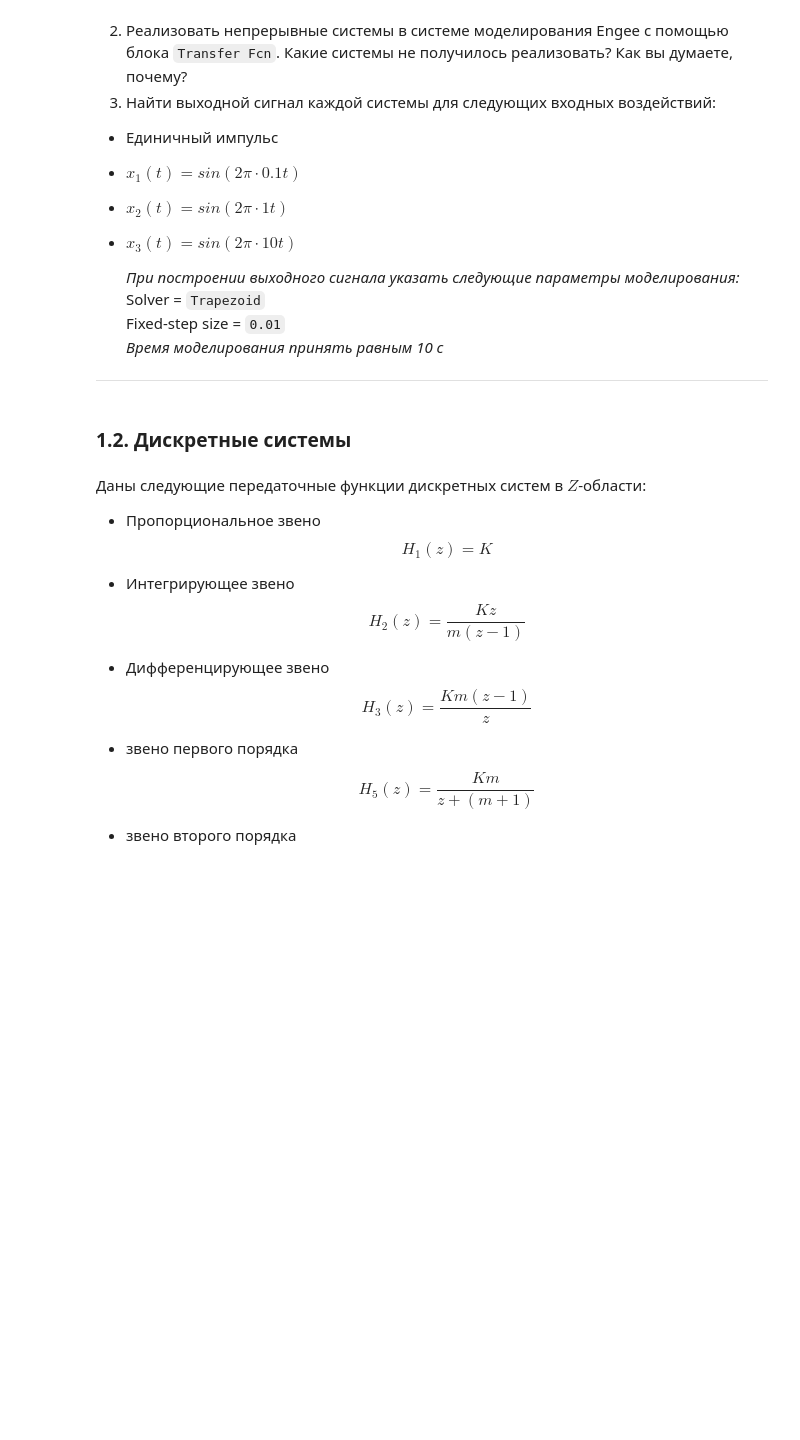
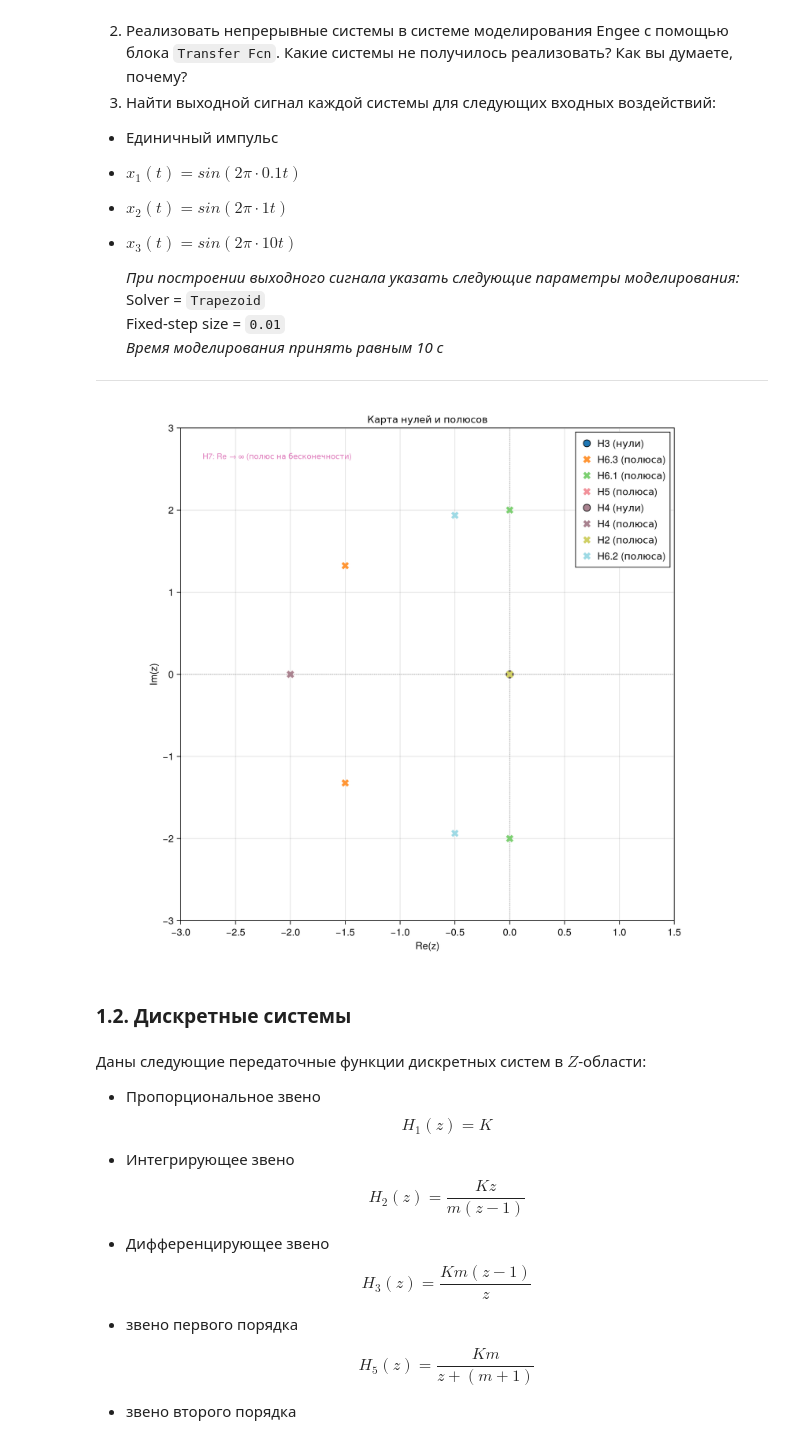
Before and after one commit to Riuga/leti, a Jupyter notebook: term 5/Signals/DSP_Lab_2.ipynb, the cells around one changed output. Cells and saved outputs as stored; diff of their text form; code cells hidden in the pictures; blank space fills up the shorter version.

```diff
--- a/term 5/Signals/DSP_Lab_2.ipynb
+++ b/term 5/Signals/DSP_Lab_2.ipynb
@@ -407,3 +390,69 @@ systems = [("H1",          s -> K),
+# %%
+using CairoMakie
+
+data = Dict(
+    "H1"  => (zeros = Tuple{Float64,Float64}[], poles = Tuple{Float64,Float64}[]),
+    "H2"  => (zeros = Tuple{Float64,Float64}[], poles = [(0.0, 0.0)]),
+    "H3"  => (zeros = [(0.0, 0.0)], poles = Tuple{Float64,Float64}[]),
+    "H4"  => (zeros = [(0.0, 0.0)], poles = [(-2.0, 0.0)]),
+    "H5"  => (zeros = Tuple{Float64,Float64}[], poles = [(-2.0, 0.0)]),
+    "H6.1" => (zeros = Tuple{Float64,Float64}[], poles = [(0.0, 2.0), (0.0, -2.0)]),
+    "H6.2" => (zeros = Tuple{Float64,Float64}[], poles = [(-0.5, 1.936), (-0.5, -1.936)]),
+    "H6.3" => (zeros = Tuple{Float64,Float64}[], poles = [(-1.5, 1.323), (-1.5, -1.323)]),
+    "H7"  => (zeros = Tuple{Float64,Float64}[], poles = Tuple{Float64,Float64}[]),
+)
+
+# Цвета: по одному на функцию, гарантированно для всех ключей
+function_names = collect(keys(data))
+n = length(function_names)
+
+# Берём палитру Wong, если цветов хватает, иначе — resample_cmap
+palette = n <= length(Makie.wong_colors()) ?
+          Makie.wong_colors() :
+          resample_cmap(:tab20, n)
+
+colors = Dict(fn => palette[i] for (i, fn) in enumerate(function_names))
+
+fig = Figure(size = (900, 800))
+ax = Axis(fig[1, 1],
+    title = "Карта нулей и полюсов",
+    xlabel = "Re(z)",
+    ylabel = "Im(z)",
+    aspect = 1,
+)
+
+hlines!(ax, [0], color = :gray, linewidth = 0.5, linestyle = :dash)
+vlines!(ax, [0], color = :gray, linewidth = 0.5, linestyle = :dash)
+
+for fn in function_names
+    z = data[fn].zeros
+    p = data[fn].poles
+    col = colors[fn]
+
+    if !isempty(z)
+        scatter!(ax, first.(z), last.(z),
+            marker = :circle, markersize = 14,
+            color = col, strokewidth = 1, strokecolor = :black,
+            label = "$fn (нули)")
+    end
+    if !isempty(p)
+        scatter!(ax, first.(p), last.(p),
+            marker = :xcross, markersize = 15,
+            color = col,
+            label = "$fn (полюса)")
+    end
+end
+
+text!(ax, -2.8, 2.6, text = "H7: Re → ∞ (полюс на бесконечности)",
+      color = colors["H7"], fontsize = 11)
+
+axislegend(ax, position = :rt, framevisible = true)
+
+limits!(ax, -3, 1.5, -3, 3)
+
+fig
+# %% [output]
+[figure, added]
 # %% [markdown]
 ### 1.2. Дискретные системы
 # %% [markdown]
```
Also changed, not shown: parts of 2 cells of this notebook.
